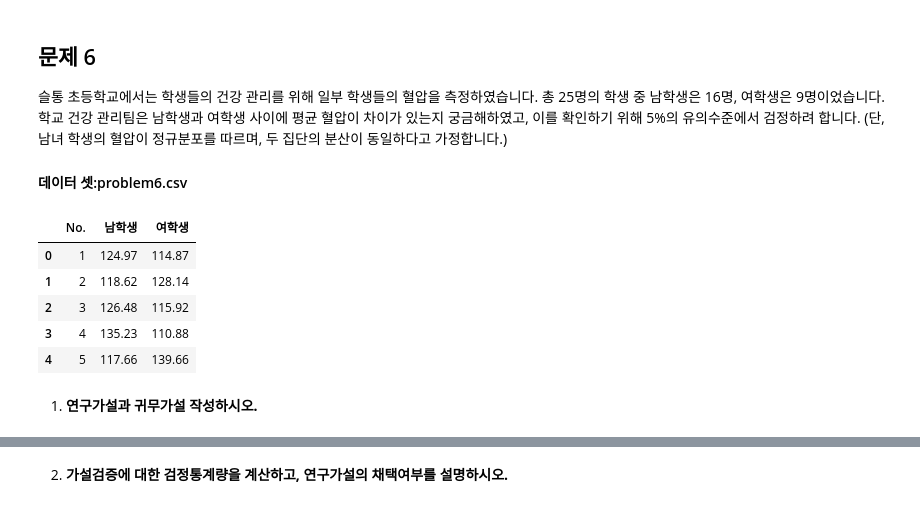
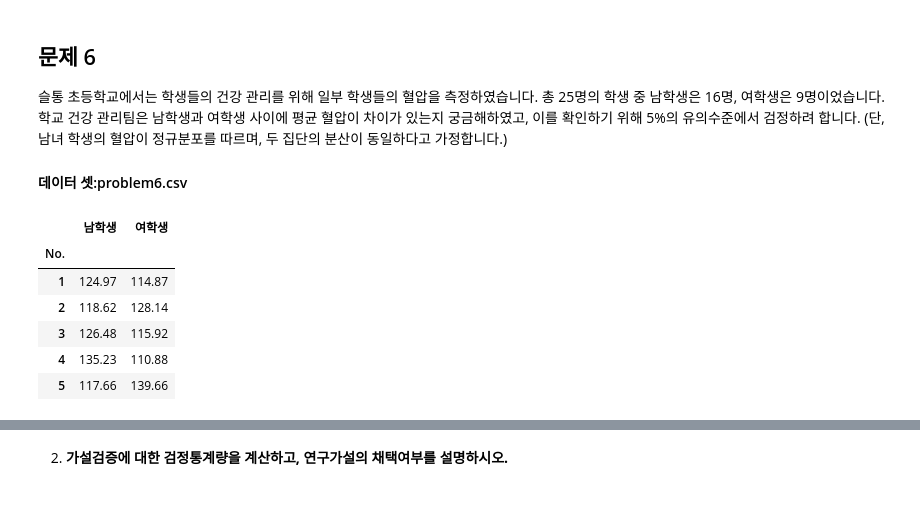
Before and after one commit to qiwerr1004/ADP_go, a Jupyter notebook: 26/ADP26_문제.ipynb, the cells around one changed output, grey strips where cells are left out. Saved outputs shown, nothing was run; the diff lists cells and outputs as text; code cells hidden in the pictures.

```diff
--- a/26/ADP26_문제.ipynb
+++ b/26/ADP26_문제.ipynb
@@ -119,14 +599,13 @@ df
 
 #### 데이터 셋:problem6.csv
 # %%
-df = pd.read_csv('problem6.csv')
+df = pd.read_csv('problem6.csv').set_index('No.')
 df.head()
 # %% [output]
-|  | No. | 남학생 | 여학생 |
-| 0 | 1 | 124.97 | 114.87 |
-| 1 | 2 | 118.62 | 128.14 |
-| 2 | 3 | 126.48 | 115.92 |
-| 3 | 4 | 135.23 | 110.88 |
-| 4 | 5 | 117.66 | 139.66 |
+|  | 남학생 | 여학생 |
+| No. |  |  |
+| 1 | 124.97 | 114.87 |
+| 2 | 118.62 | 128.14 |
+| 3 | 126.48 | 115.92 |
+| 4 | 135.23 | 110.88 |
+| 5 | 117.66 | 139.66 |
-# %% [markdown]
-1)  **연구가설과 귀무가설 작성하시오.**
```
Also changed, not shown: parts of 66 cells of this notebook.
